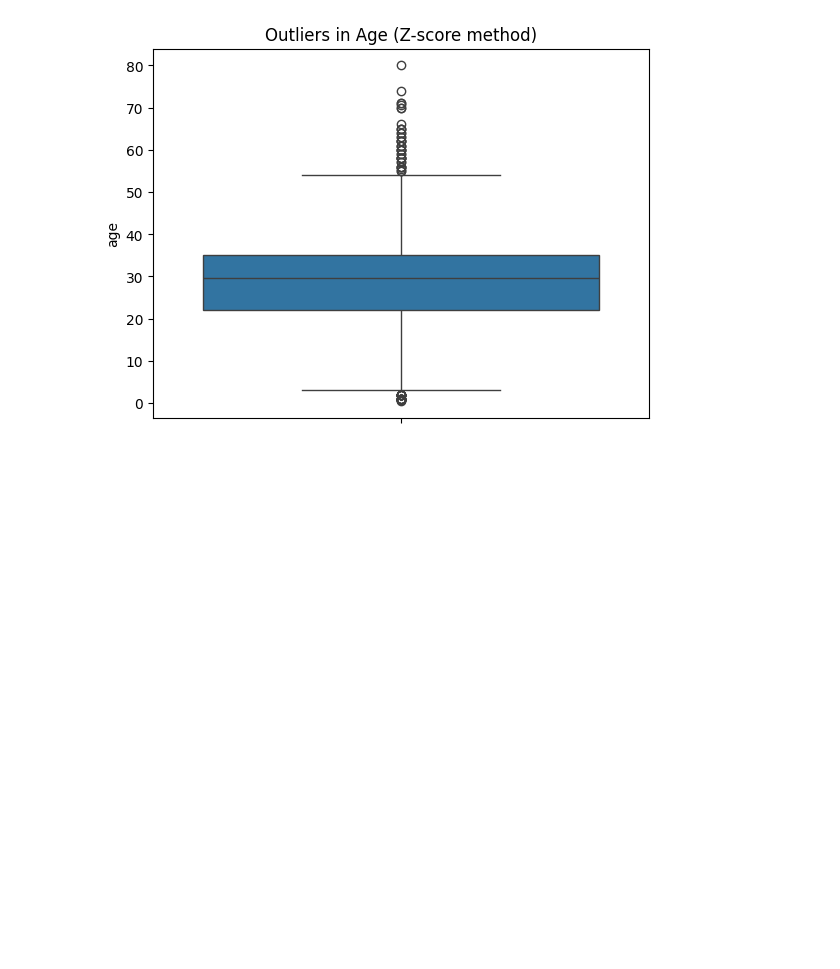
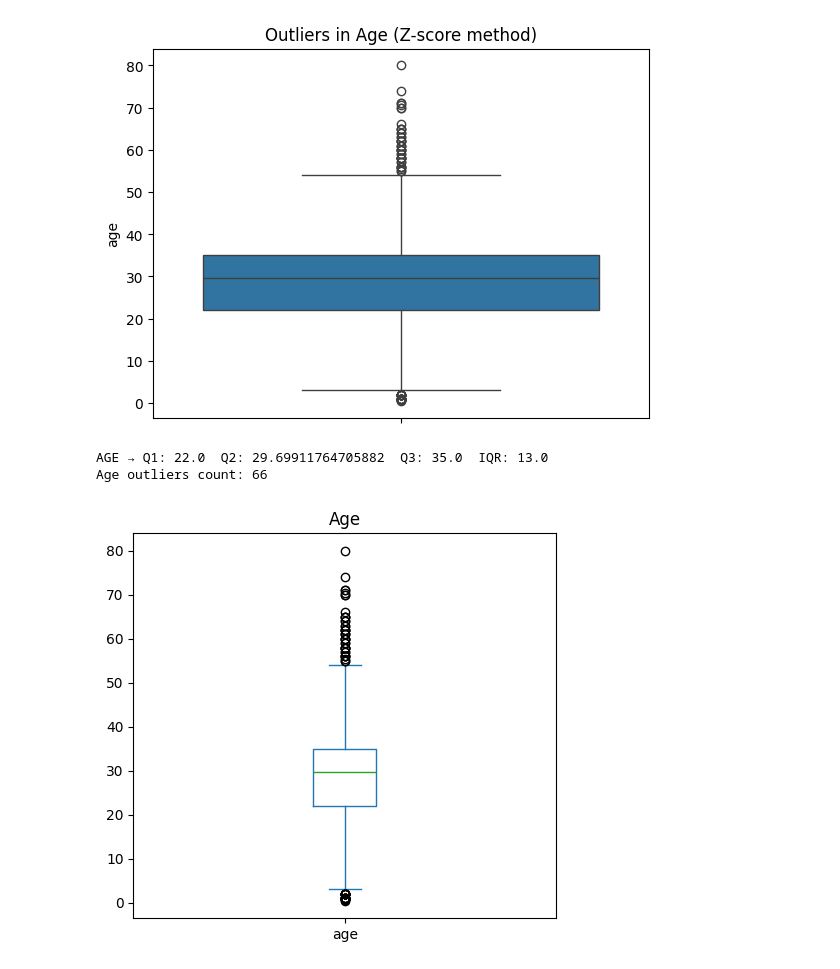
Before and after one commit to chinmayhandi/chinmay, a Jupyter notebook: AIML_Lab_Exercise.ipynb, the cells around one changed output. Drawn from its saved outputs; the diff is of its cells as text; code cells hidden in the pictures; blank space fills up the shorter version.

```diff
--- a/AIML_Lab_Exercise.ipynb
+++ b/AIML_Lab_Exercise.ipynb
@@ -3380,3 +3380,25 @@ Outliers count (Z-score > 3): 7
 Outlier values:
  [71.  70.5 71.  80.  70.  70.  74. ]
 [figure]
+# %%
+import seaborn as sns, matplotlib.pyplot as plt
+
+# ---- Age ----
+Q1, Q2, Q3 = df['age'].quantile([0.25, 0.5, 0.75])
+IQR = Q3 - Q1
+lower_age, upper_age = Q1 - 1.5*IQR, Q3 + 1.5*IQR
+age_outliers = df[(df['age'] < lower_age) | (df['age'] > upper_age)]
+
+print("AGE → Q1:",Q1," Q2:",Q2," Q3:",Q3," IQR:",IQR)
+print("Age outliers count:", len(age_outliers))
+
+
+
+# ---- Boxplots ----
+df[['age']].plot(kind='box', subplots=True, layout=(1,2), figsize=(12,5), title=['Age'])
+plt.grid()
+plt.show()
+# %% [output]
+AGE → Q1: 22.0  Q2: 29.69911764705882  Q3: 35.0  IQR: 13.0
+Age outliers count: 66
+[figure, added]
```
